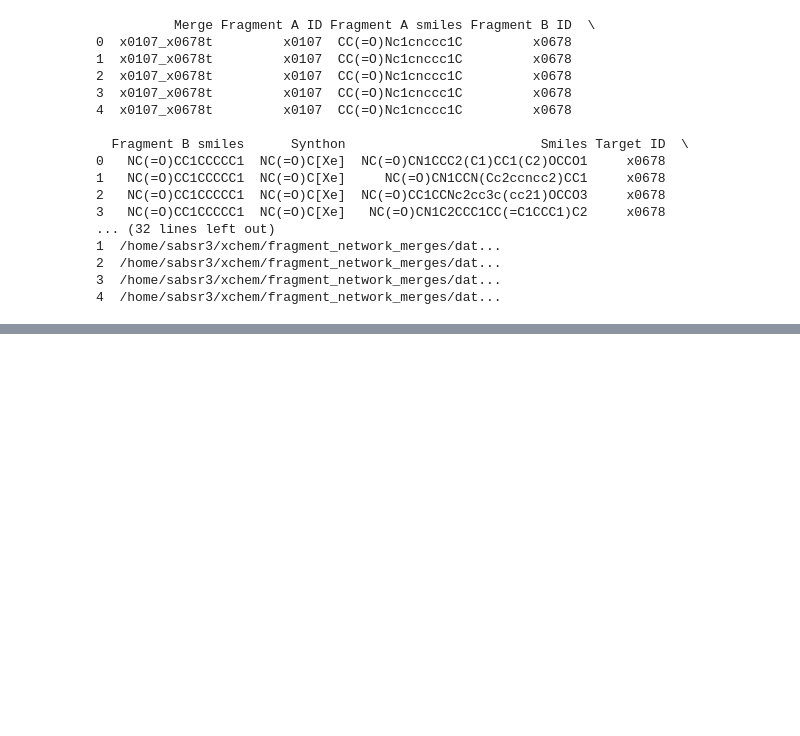
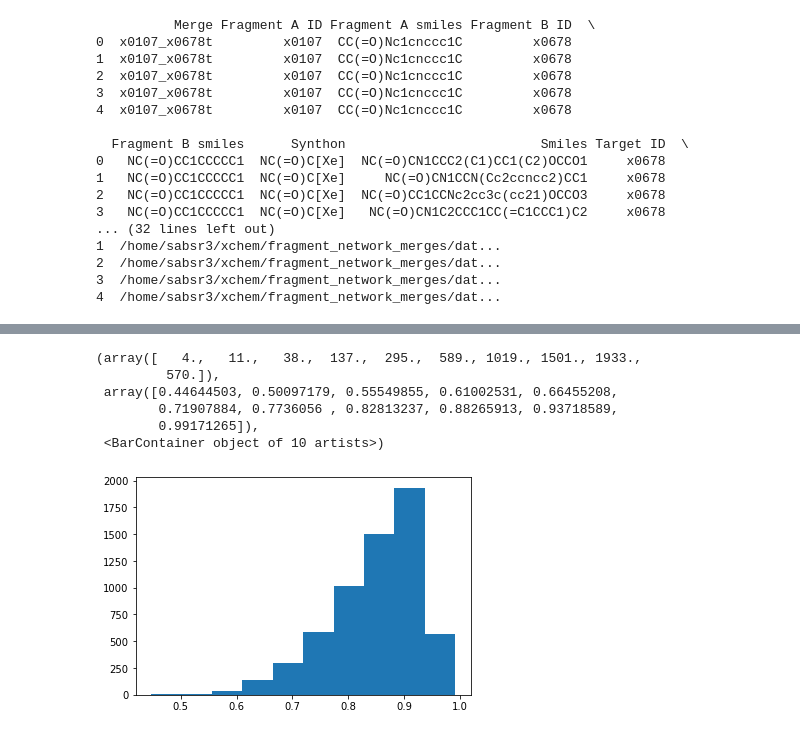
Before and after one commit to stephwills/fragment_network_merges, a Jupyter notebook: notebooks/overlap_filter.ipynb, the cells around one changed output, grey strips where cells are left out. Saved outputs shown, nothing was run; the diff lists cells and outputs as text; code cells hidden in the pictures; blank space fills up the shorter version.

```diff
--- a/notebooks/overlap_filter.ipynb
+++ b/notebooks/overlap_filter.ipynb
@@ -129,0 +187,10 @@ Number of molecules: 1913
+# %%
+plt.hist(distances)
+# %% [output]
+(array([   4.,   11.,   38.,  137.,  295.,  589., 1019., 1501., 1933.,
+         570.]),
+ array([0.44644503, 0.50097179, 0.55549855, 0.61002531, 0.66455208,
+        0.71907884, 0.7736056 , 0.82813237, 0.88265913, 0.93718589,
+        0.99171265]),
+ <BarContainer object of 10 artists>)
+[figure, added]
```
Also changed, not shown: parts of 34 cells of this notebook, 1 other file.
